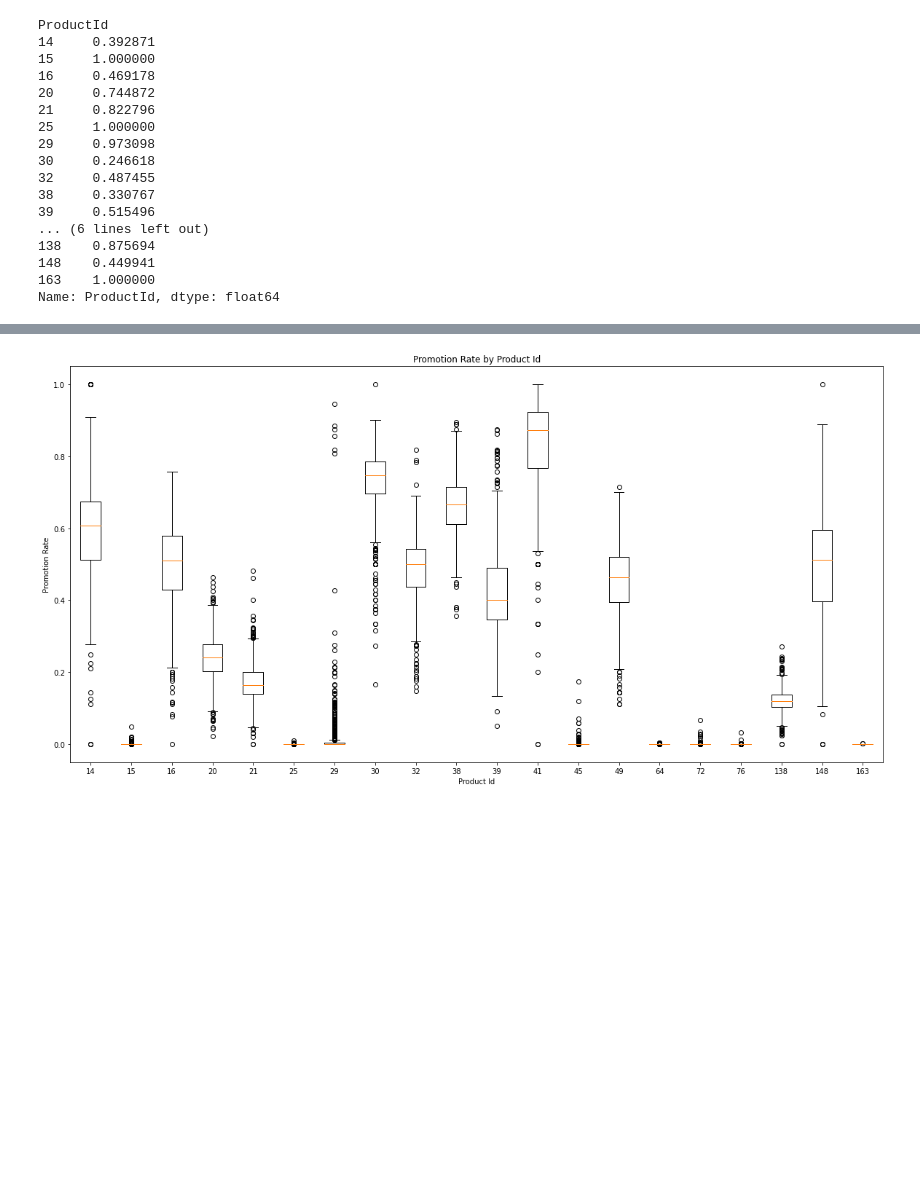
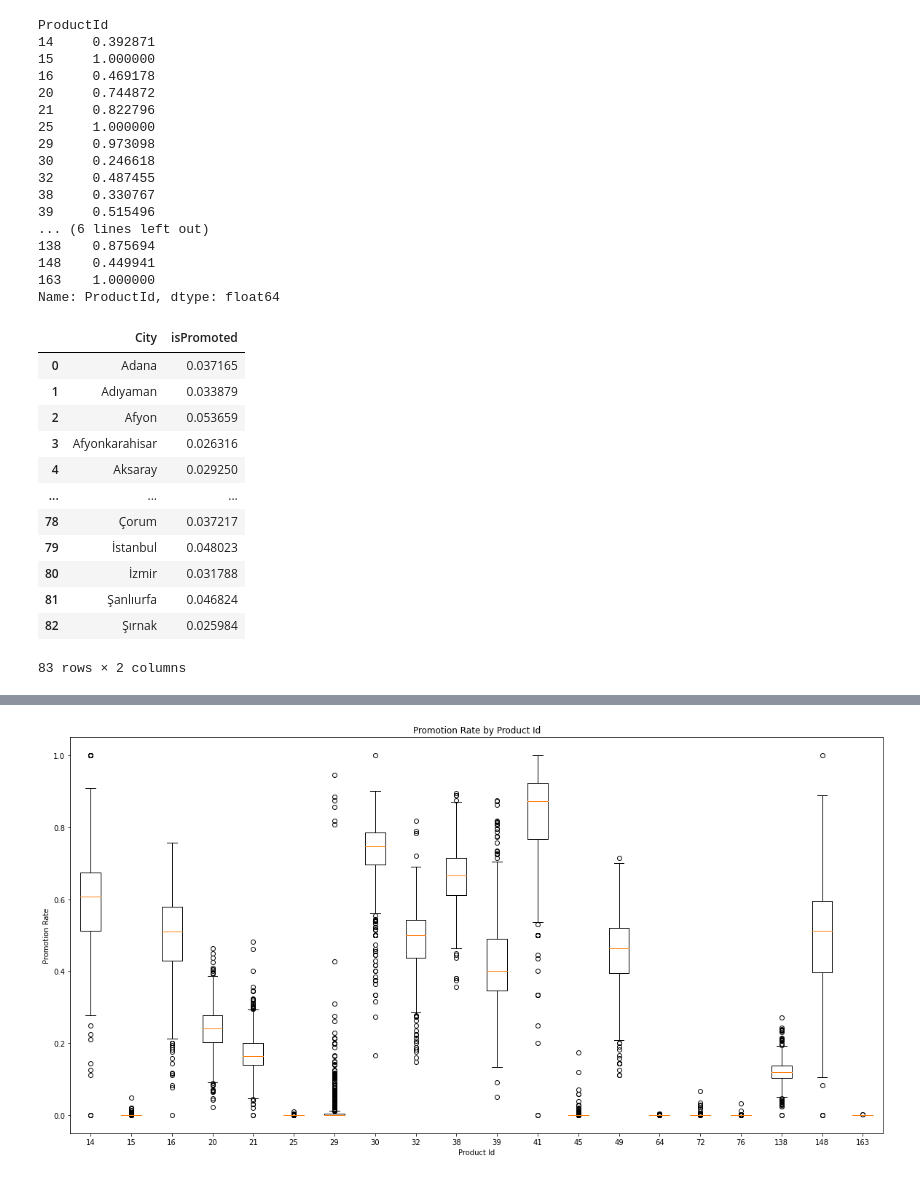
Before and after one commit to ayigitdogan/PharmaProject, a Jupyter notebook: PromotionAnalysis.ipynb, the cells around one changed output, grey strips where cells are left out. Drawn from its saved outputs; the diff is of its cells as text; code cells hidden in the pictures; blank space fills up the shorter version.

```diff
--- a/PromotionAnalysis.ipynb
+++ b/PromotionAnalysis.ipynb
@@ -61,0 +65,18 @@ from matplotlib import pyplot as plt
+# %%
+abc = data_prep[data_prep.ProductId==29].groupby("City",as_index=False).isPromoted.mean()
+# %%
+abc[abc.isPromoted>0]
+# %% [output]
+|  | City | isPromoted |
+| 0 | Adana | 0.037165 |
+| 1 | Adıyaman | 0.033879 |
+| 2 | Afyon | 0.053659 |
+| 3 | Afyonkarahisar | 0.026316 |
+| 4 | Aksaray | 0.029250 |
+| ... | ... | ... |
+| 78 | Çorum | 0.037217 |
+| 79 | İstanbul | 0.048023 |
+| 80 | İzmir | 0.031788 |
+| 81 | Şanlıurfa | 0.046824 |
+| 82 | Şırnak | 0.025984 |
+83 rows × 2 columns
```
Also changed, not shown: parts of 4 cells of this notebook.
